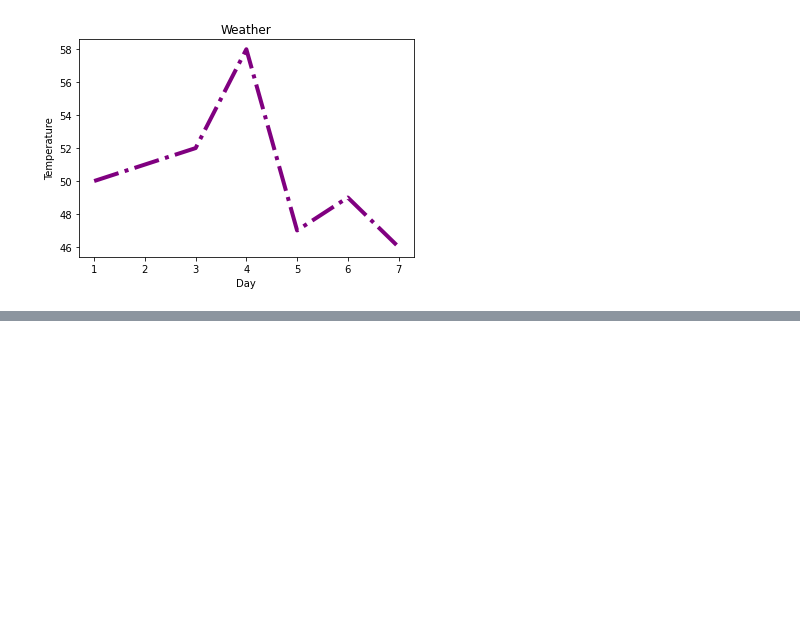
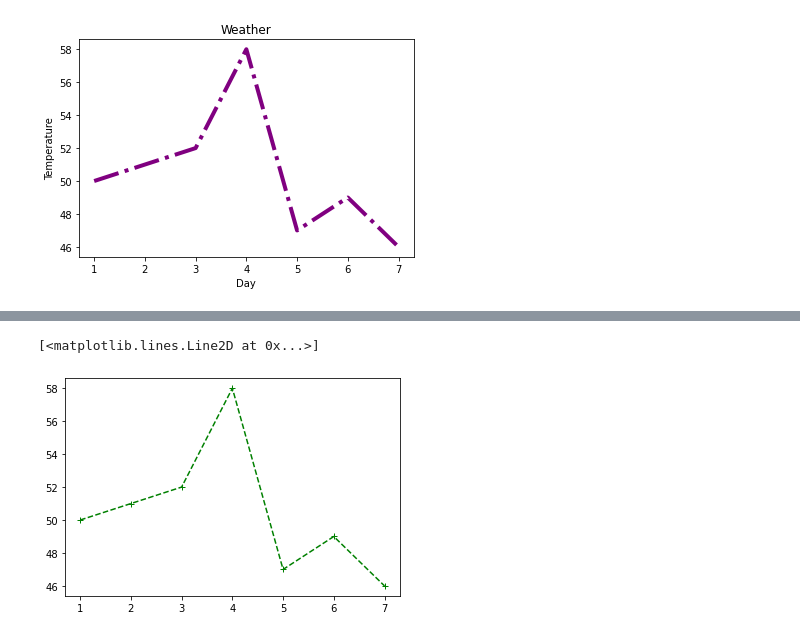
Before and after one commit to Yusuf5001/DVwPy, a Jupyter notebook: Matplotlib.ipynb, the cells around one changed output, grey strips where cells are left out. Drawn from its saved outputs; the diff is of its cells as text; code cells hidden in the pictures; blank space fills up the shorter version.

```diff
--- a/Matplotlib.ipynb
+++ b/Matplotlib.ipynb
@@ -24,0 +30,5 @@ plt.plot(x,y, color="purple", linewidth=4, linestyle="dashdot")
+# %%
+plt.plot(x,y, "g+--")
+# %% [output]
+[<matplotlib.lines.Line2D at 0x...>]
+[figure, added]
```
Also changed, not shown: parts of 14 cells of this notebook.
